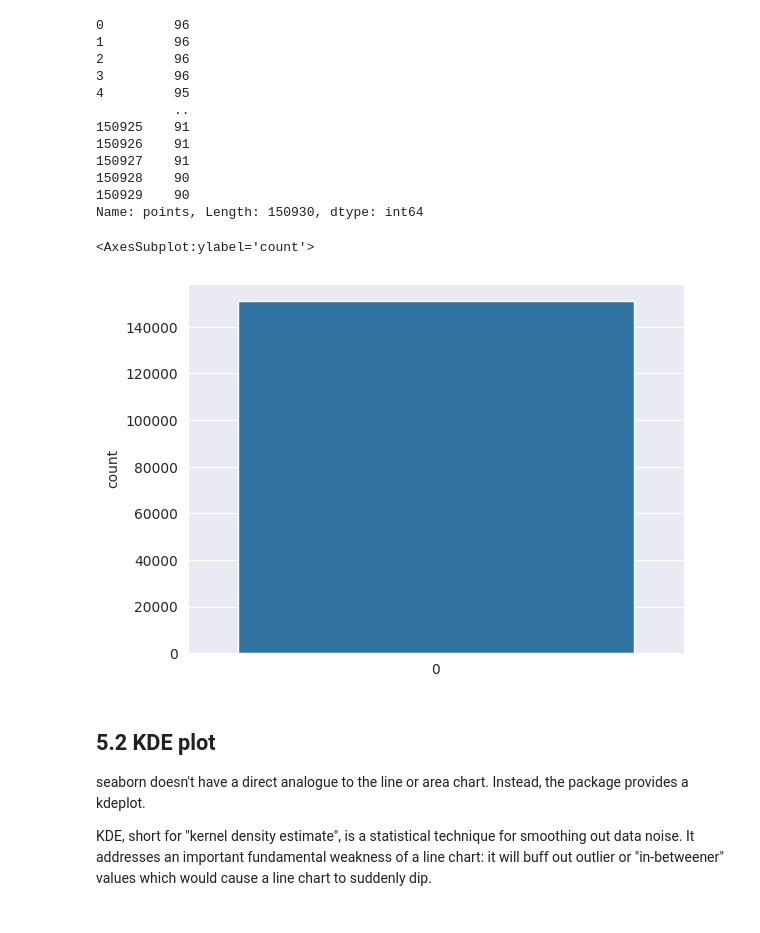
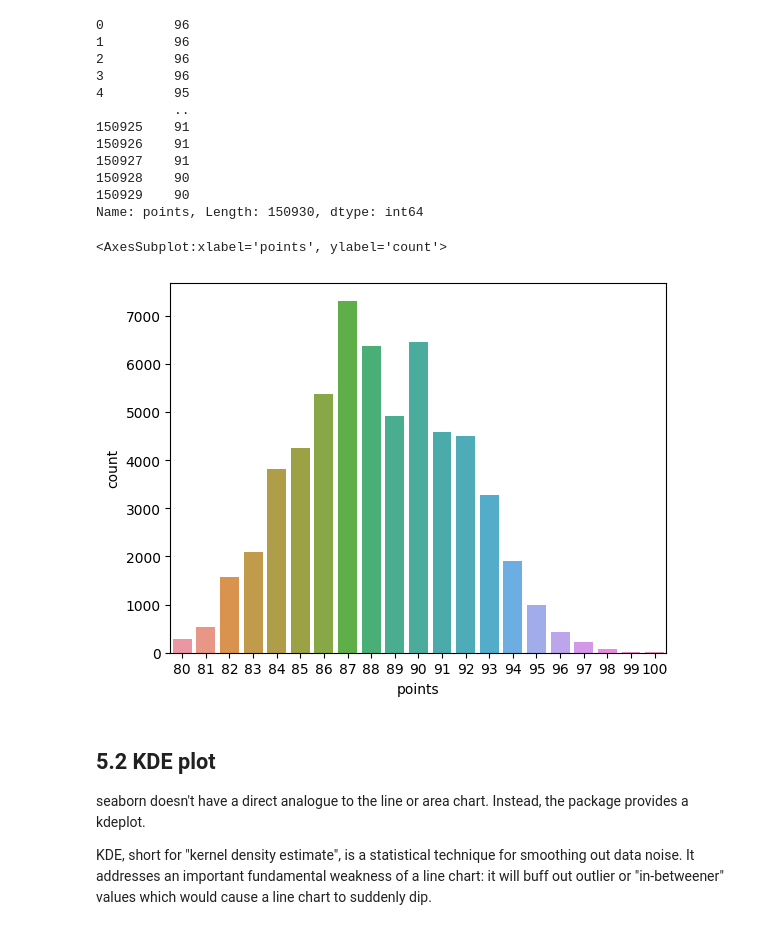
Before and after one commit to pengfei99/Data_vizualization_with_python, a Jupyter notebook: tutorials/Lesson05_Plotting_with_seaborn.ipynb, the cells around one changed output. Saved outputs shown, nothing was run; the diff lists cells and outputs as text; code cells hidden in the pictures.

```diff
--- a/tutorials/Lesson05_Plotting_with_seaborn.ipynb
+++ b/tutorials/Lesson05_Plotting_with_seaborn.ipynb
@@ -38,10 +42,10 @@ Name: points, Length: 150930, dtype: int64
 # %%
 # countplot take column points as argument
 
-sns.countplot(df['points'])
+sns.countplot(x='points',data=df)
 # %% [output]
-<AxesSubplot:ylabel='count'>
+<AxesSubplot:xlabel='points', ylabel='count'>
-[figure, old version]
+[figure, new version]
 # %% [markdown]
 ## 5.2 KDE plot
 
```
Also changed, not shown: parts of 29 cells of this notebook, 1 other file.
